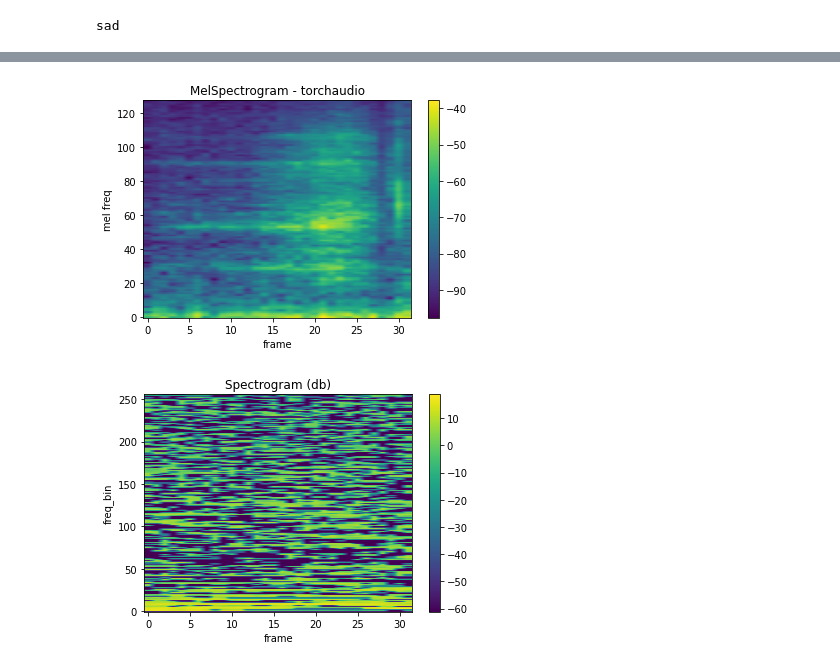
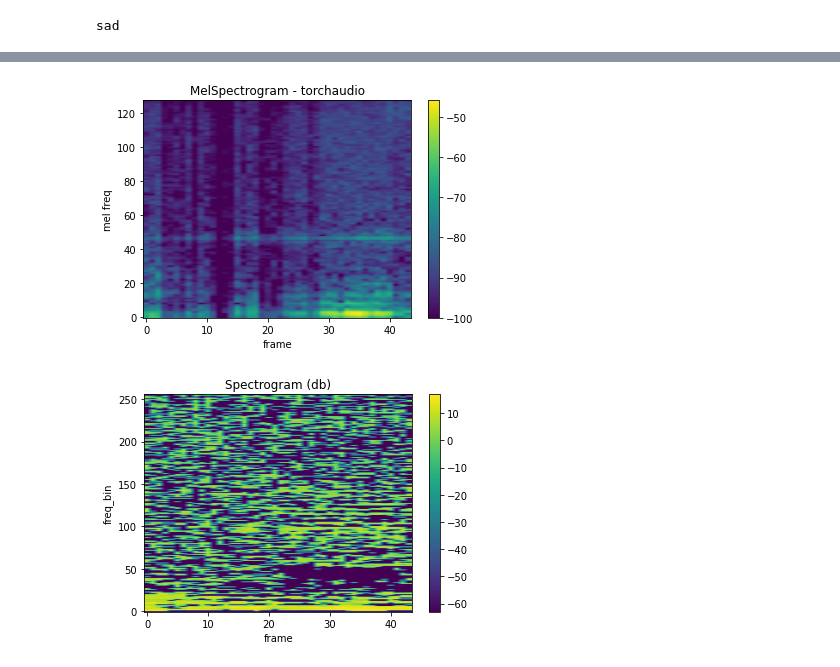
Before and after one commit to Jyve00/Emotion_Speech_Detection, a Jupyter notebook: notebooks/torch_models.ipynb, the cells around one changed output, grey strips where cells are left out. Drawn from its saved outputs; the diff is of its cells as text; code cells hidden in the pictures.

```diff
--- a/notebooks/torch_models.ipynb
+++ b/notebooks/torch_models.ipynb
@@ -62,7 +62,7 @@ class RavdessDataset(Dataset):
         signal = self._resample_if_necessary(signal, sr)
         #signal = self._mix_down_if_necessary(signal)
         signal = self._cut_if_necessary(signal)
-        #signal = self._right_pad_if_necessary(signal)
+        signal = self._right_pad_if_necessary(signal)
         #signal = self.transformation(signal)
         return signal, label
 
@@ -103,8 +103,8 @@ class RavdessDataset(Dataset):
 if __name__ == "__main__":
     ANNOTATIONS_FILE = "/Users/stephen/Emotion_Detection-/data/metadata.csv"
     AUDIO_DIR = "/Users/stephen/Emotion_Detection-/data/RAVDESS"
-    SAMPLE_RATE = 16000
-    NUM_SAMPLES = 16000
+    SAMPLE_RATE = 22050
+    NUM_SAMPLES = 22050
 
     if torch.cuda.is_available():
         device = "cuda"
@@ -119,6 +119,7 @@ if __name__ == "__main__":
         n_mels=64
     )
 
+
     rav = RavdessDataset(ANNOTATIONS_FILE,
                             AUDIO_DIR,
                             None,
@@ -199,7 +200,7 @@ def play_audio(waveform, sample_rate):
 # %% [markdown]
 # Visualize data
 # %%
-test_sample, test_label = rav[1000]
+test_sample, test_label = rav[680]
 print(test_label)
 # %% [output]
 sad
@@ -263,31 +242,31 @@ tensor([[[1.4839e-05, 2.3085e-05, 7.3191e-04,  ..., 7.2564e-05,
 # %%
 
 
 n_fft = 1024
 win_length = None
 hop_length = 512
 n_mels = 128
-sample_rate=16000
+sample_rate=22050
 
 mel_spectrogram = T.MelSpectrogram(
     sample_rate=sample_rate,
     n_fft=n_fft,
     win_length=win_length,
     hop_length=hop_length,
     center=True,
     pad_mode="reflect",
     power=2.0,
     norm='slaney',
     onesided=True,
     n_mels=n_mels,
     mel_scale="htk",
 )
 
 melspec = mel_spectrogram(test_sample)
 plot_spectrogram(
     melspec[0], title="MelSpectrogram - torchaudio", ylabel='mel freq')
 # %% [output]
-[figure, old version]
+[figure, new version]
 # %%
 
 n_fft = 2048
@@ -311,5 +290,5 @@ mfcc = mfcc_transform(test_sample)
 
 plot_spectrogram(mfcc[0])
 # %% [output]
-[figure, old version]
+[figure, new version]
 # %%
```
Also changed, not shown: parts of 4 cells of this notebook.
